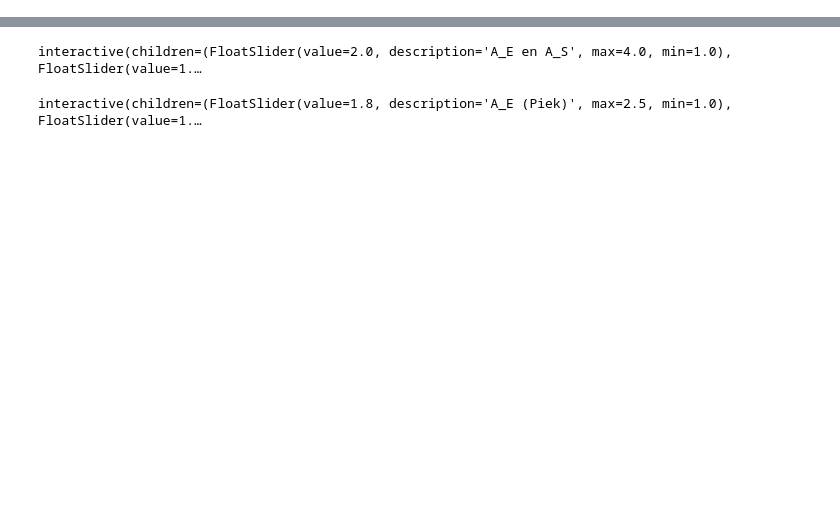
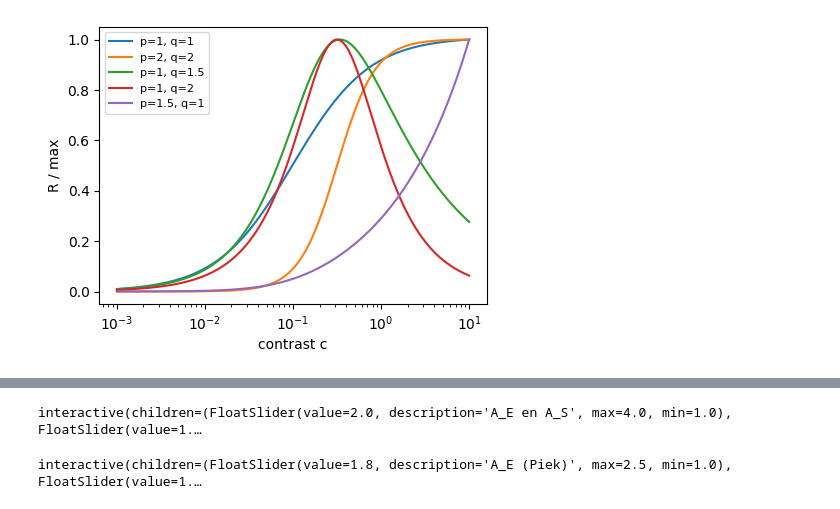
Before and after one commit to WouterKroot/Normalization_NP, a Jupyter notebook: Normalization_tutorial.ipynb, the cells around one changed output, grey strips where cells are left out. Saved outputs shown, nothing was run; the diff lists cells and outputs as text; code cells hidden in the pictures; blank space fills up the shorter version.

```diff
--- a/Normalization_tutorial.ipynb
+++ b/Normalization_tutorial.ipynb
@@ -18,0 +45,17 @@ plt.plot(x, y)
+# %%
+def R_norm(c, E=1.0, S=1.0, sigma=0.1, p=1.0, q=1.0):
+    """Divisive normalization, optionally with different exponents on E and S."""
+    return (E * c)**p / ((S * c)**q + sigma)
+
+c = np.logspace(-3, 1, 400)
+x = np.log(c)
+sigma = 0.1
+
+fig, ax = plt.subplots(figsize=(5, 3.6))
+for p, q in [(1, 1), (2, 2), (1, 1.5), (1, 2), (1.5, 1)]:
+    R = R_norm(c, 1, 1, sigma, p, q)
+    ax.semilogx(c, R / R.max(), label=f"p={p}, q={q}")
+ax.set_xlabel("contrast c"); ax.set_ylabel("R / max"); ax.legend(fontsize=8)
+plt.show()
+# %% [output]
+[figure, added]
```
Also changed, not shown: parts of 20 cells of this notebook.
